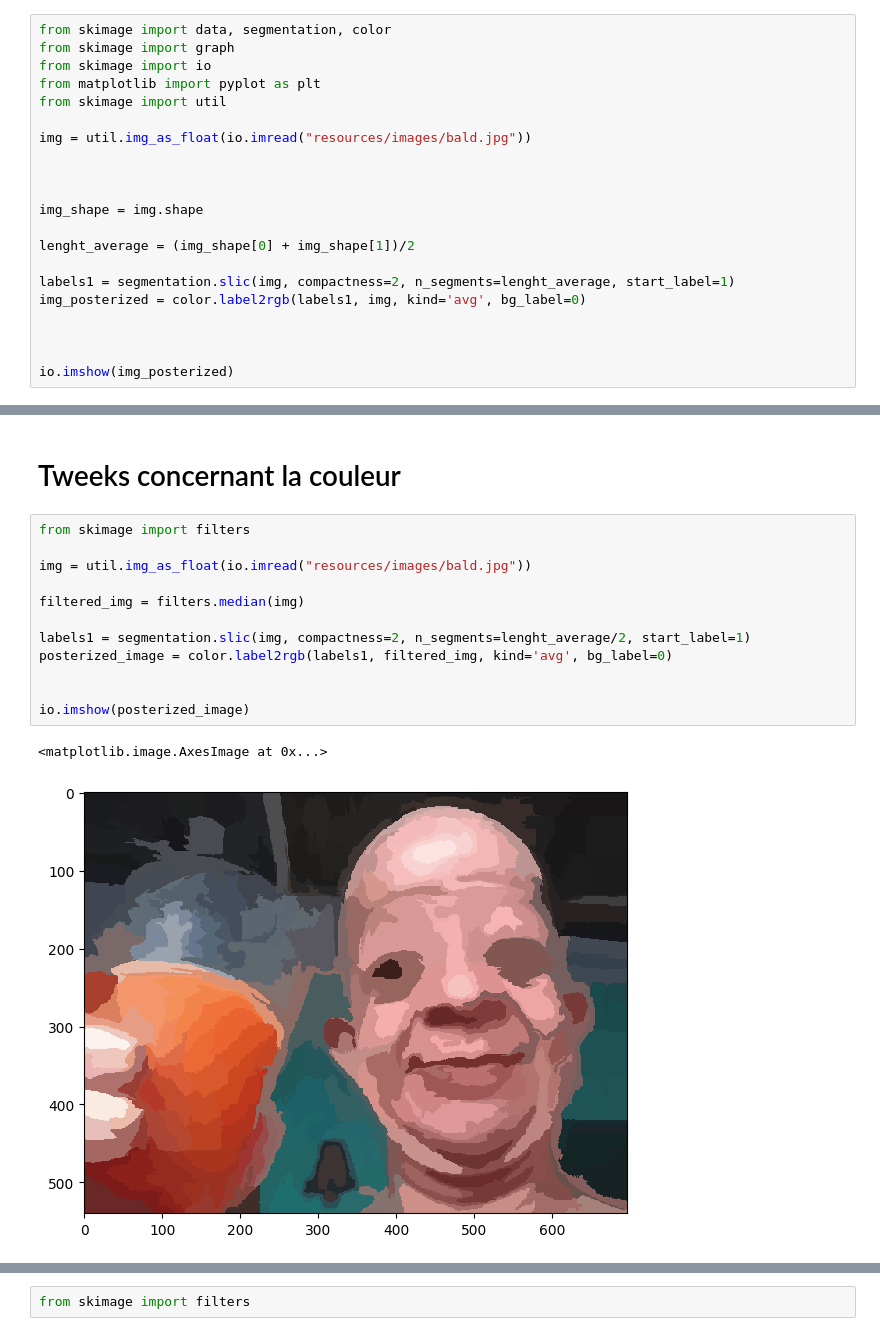
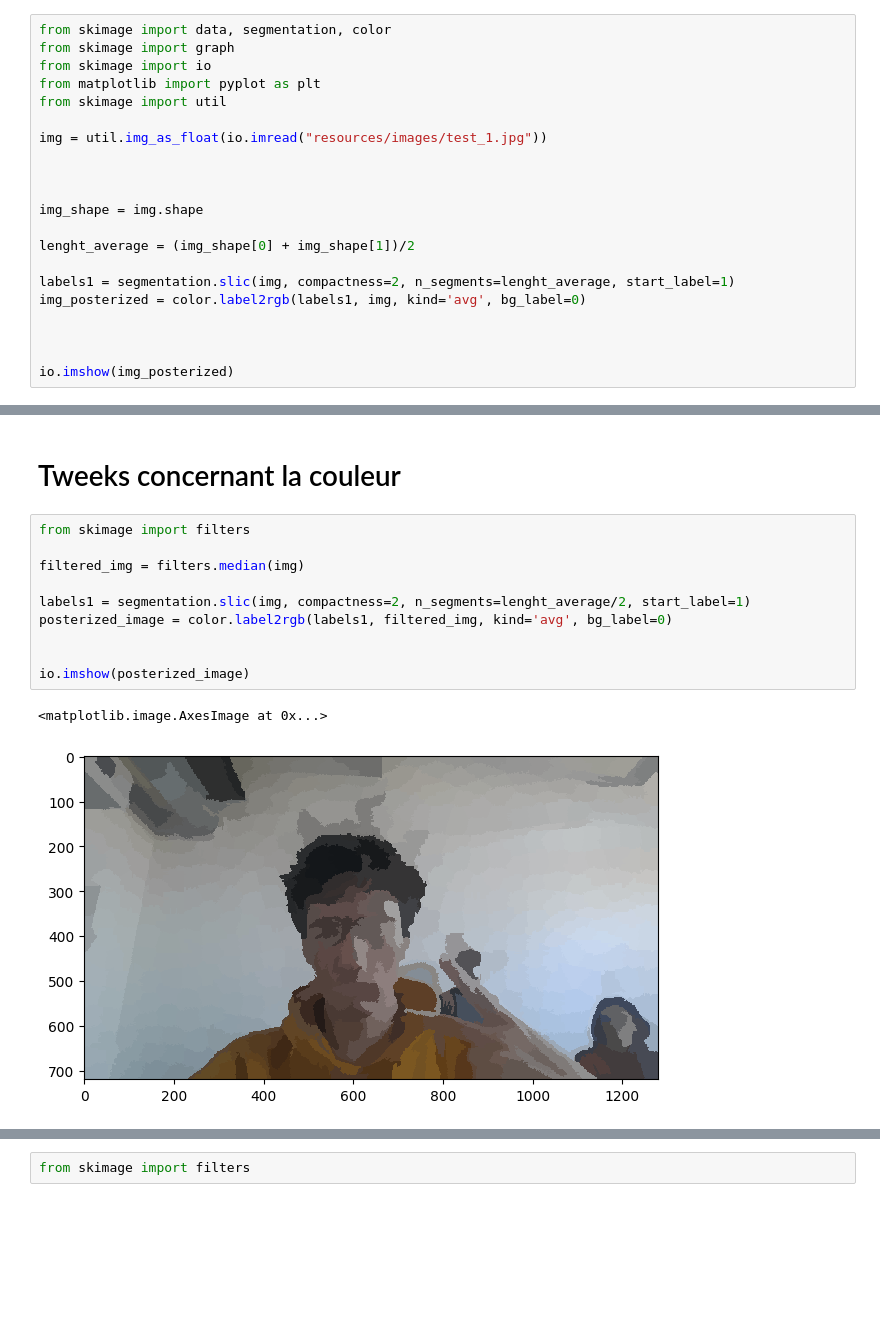
Before and after one commit to PierreVandel/analyse-images-cartoon, a Jupyter notebook: Cartoon.ipynb, the cells around one changed output, grey strips where cells are left out. Saved outputs shown, nothing was run; the diff lists cells and outputs as text; blank space fills up the shorter version.

```diff
--- a/Cartoon.ipynb
+++ b/Cartoon.ipynb
@@ -9,7 +9,7 @@ from skimage import io
 from matplotlib import pyplot as plt
 from skimage import util
 
-img = util.img_as_float(io.imread("resources/images/bald.jpg"))
+img = util.img_as_float(io.imread("resources/images/test_1.jpg"))
 
 
 
@@ -30,17 +30,15 @@ io.imshow(img_posterized)
 # Tweeks concernant la couleur
 # %%
 from skimage import filters
-
-img = util.img_as_float(io.imread("resources/images/bald.jpg"))
 
 filtered_img = filters.median(img)
 
 labels1 = segmentation.slic(img, compactness=2, n_segments=lenght_average/2, start_label=1)
 posterized_image = color.label2rgb(labels1, filtered_img, kind='avg', bg_label=0)
 
 
 io.imshow(posterized_image)
 # %% [output]
 <matplotlib.image.AxesImage at 0x...>
-[figure, old version]
+[figure, new version]
 # %% [markdown]
```
Also changed, not shown: parts of 8 cells of this notebook.
